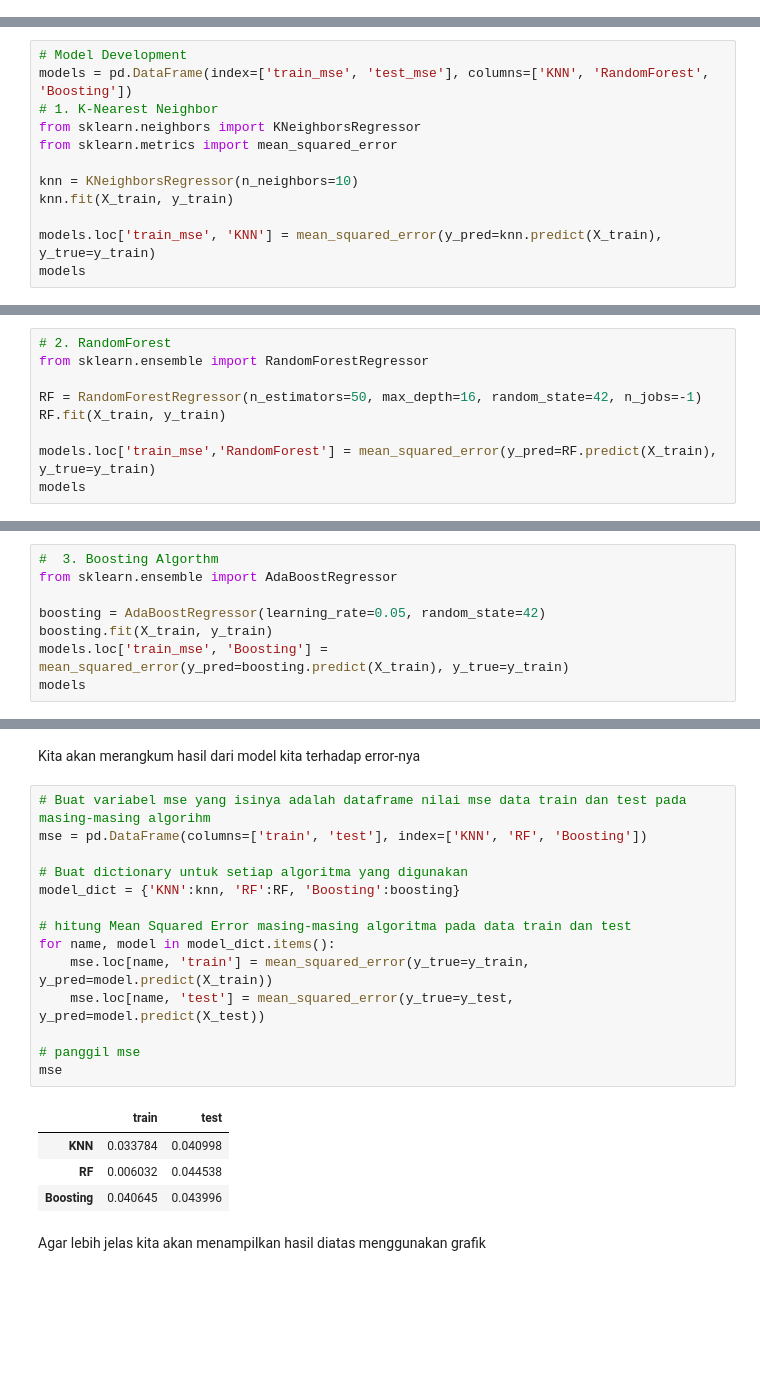
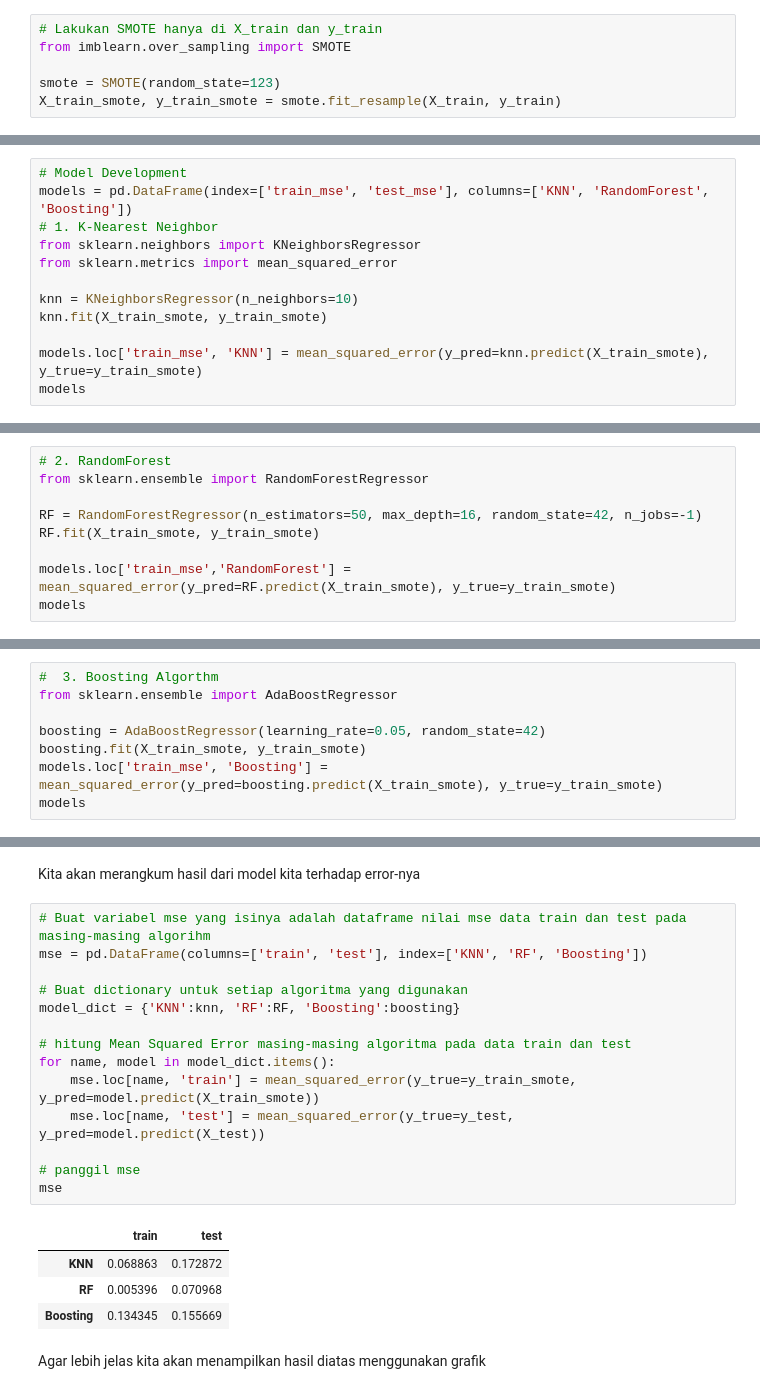
Before and after one commit to abdullohumar/healthcare-dataset-stroke-data, a Jupyter notebook: predictiveanalyticsmahir.ipynb, the cells around one changed output, grey strips where cells are left out. Drawn from its saved outputs; the diff is of its cells as text; blank space fills up the shorter version.

```diff
--- a/predictiveanalyticsmahir.ipynb
+++ b/predictiveanalyticsmahir.ipynb
@@ -178,3 +371,9 @@ Total # of sample in test dataset: 982
+# %%
+# Lakukan SMOTE hanya di X_train dan y_train
+from imblearn.over_sampling import SMOTE
+
+smote = SMOTE(random_state=123)
+X_train_smote, y_train_smote = smote.fit_resample(X_train, y_train)
 # %% [markdown]
 ## Model Development
 Disini kita akan melakukan pemilihan model dengan cara kita latih beberapa model lalu kita pilih yang terbaik menurut saya. Kita akan menggunakan `train_mse` dan `test_mse` untuk mengukur tingkat miss prediksinya
@@ -188,9 +387,9 @@ from sklearn.neighbors import KNeighborsRegressor
 from sklearn.metrics import mean_squared_error
 
 knn = KNeighborsRegressor(n_neighbors=10)
-knn.fit(X_train, y_train)
+knn.fit(X_train_smote, y_train_smote)
 
-models.loc['train_mse', 'KNN'] = mean_squared_error(y_pred=knn.predict(X_train), y_true=y_train)
+models.loc['train_mse', 'KNN'] = mean_squared_error(y_pred=knn.predict(X_train_smote), y_true=y_train_smote)
 models
 # %% [output]
 |  | KNN | RandomForest | Boosting |
@@ -203,9 +402,9 @@ Model kedua adalah RandomForest karena ia lebih tahan terhadap outliers, menging
 from sklearn.ensemble import RandomForestRegressor
 
 RF = RandomForestRegressor(n_estimators=50, max_depth=16, random_state=42, n_jobs=-1)
-RF.fit(X_train, y_train)
+RF.fit(X_train_smote, y_train_smote)
 
-models.loc['train_mse','RandomForest'] = mean_squared_error(y_pred=RF.predict(X_train), y_true=y_train)
+models.loc['train_mse','RandomForest'] = mean_squared_error(y_pred=RF.predict(X_train_smote), y_true=y_train_smote)
 models
 # %% [output]
 |  | KNN | RandomForest | Boosting |
@@ -218,8 +417,8 @@ Model terakhir yang akan kita gunakan adalah boosting atau lebih tepatnya `AdaBo
 from sklearn.ensemble import AdaBoostRegressor
 
 boosting = AdaBoostRegressor(learning_rate=0.05, random_state=42)
-boosting.fit(X_train, y_train)
-models.loc['train_mse', 'Boosting'] = mean_squared_error(y_pred=boosting.predict(X_train), y_true=y_train)
+boosting.fit(X_train_smote, y_train_smote)
+models.loc['train_mse', 'Boosting'] = mean_squared_error(y_pred=boosting.predict(X_train_smote), y_true=y_train_smote)
 models
 # %% [output]
 |  | KNN | RandomForest | Boosting |
@@ -230,22 +429,22 @@ Kita akan merangkum hasil dari model kita terhadap error-nya
 # %%
 # Buat variabel mse yang isinya adalah dataframe nilai mse data train dan test pada masing-masing algorihm
 mse = pd.DataFrame(columns=['train', 'test'], index=['KNN', 'RF', 'Boosting'])
 
 # Buat dictionary untuk setiap algoritma yang digunakan
 model_dict = {'KNN':knn, 'RF':RF, 'Boosting':boosting}
 
 # hitung Mean Squared Error masing-masing algoritma pada data train dan test
 for name, model in model_dict.items():
-    mse.loc[name, 'train'] = mean_squared_error(y_true=y_train, y_pred=model.predict(X_train))
+    mse.loc[name, 'train'] = mean_squared_error(y_true=y_train_smote, y_pred=model.predict(X_train_smote))
     mse.loc[name, 'test'] = mean_squared_error(y_true=y_test, y_pred=model.predict(X_test))
 
 # panggil mse
 mse
 # %% [output]
 |  | train | test |
-| KNN | 0.033784 | 0.040998 |
-| RF | 0.006032 | 0.044538 |
-| Boosting | 0.040645 | 0.043996 |
+| KNN | 0.068863 | 0.172872 |
+| RF | 0.005396 | 0.070968 |
+| Boosting | 0.134345 | 0.155669 |
 # %% [markdown]
 Agar lebih jelas kita akan menampilkan hasil diatas menggunakan grafik
 # %%
```
Also changed, not shown: parts of 38 cells of this notebook.
